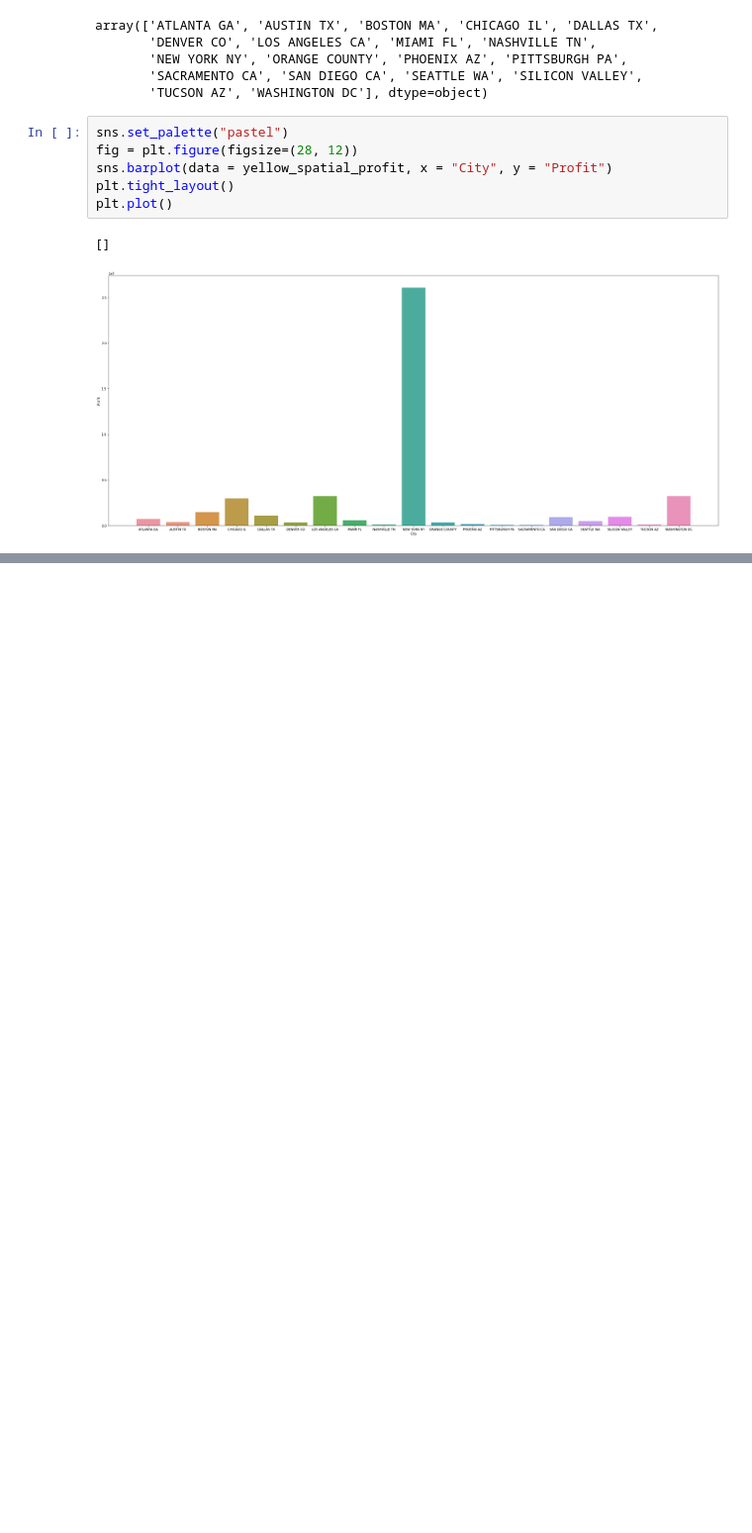
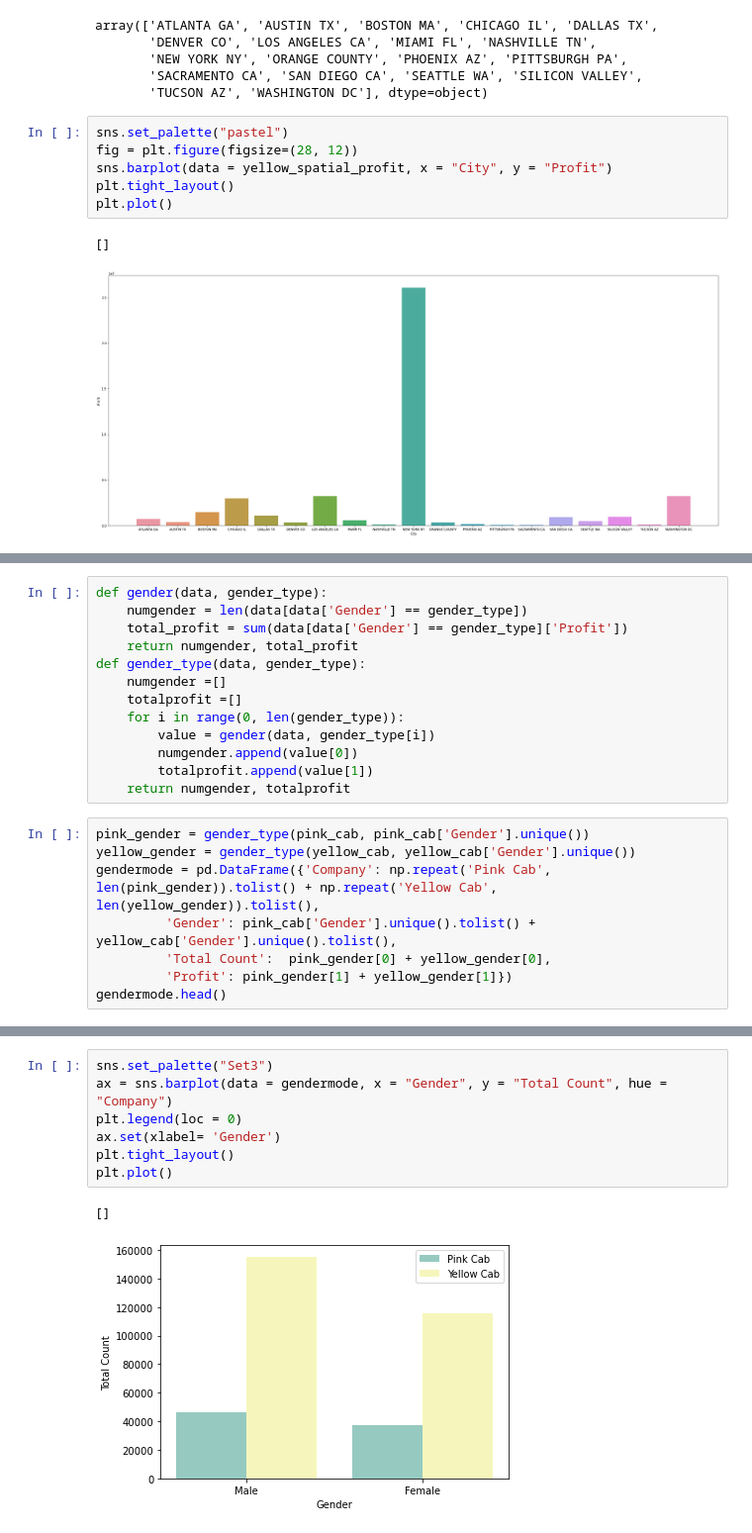
Before and after one commit to qngyn/DataGlacier, a Jupyter notebook: Week2/EDA.ipynb, the cells around one changed output, grey strips where cells are left out. Shown at 99% size. Saved outputs shown, nothing was run; the diff lists cells and outputs as text; blank space fills up the shorter version.

```diff
--- a/Week2/EDA.ipynb
+++ b/Week2/EDA.ipynb
@@ -445,0 +497,21 @@ plt.plot()
+# %%
+def gender(data, gender_type):
+    numgender = len(data[data['Gender'] == gender_type])
+    total_profit = sum(data[data['Gender'] == gender_type]['Profit'])
+    return numgender, total_profit
+def gender_type(data, gender_type):
+    numgender =[]
+    totalprofit =[]
+    for i in range(0, len(gender_type)):
+        value = gender(data, gender_type[i])
+        numgender.append(value[0])
+        totalprofit.append(value[1])
+    return numgender, totalprofit
+# %%
+pink_gender = gender_type(pink_cab, pink_cab['Gender'].unique())
+yellow_gender = gender_type(yellow_cab, yellow_cab['Gender'].unique())
+gendermode = pd.DataFrame({'Company': np.repeat('Pink Cab', len(pink_gender)).tolist() + np.repeat('Yellow Cab', len(yellow_gender)).tolist(),
+         'Gender': pink_cab['Gender'].unique().tolist() + yellow_cab['Gender'].unique().tolist(),
+         'Total Count':  pink_gender[0] + yellow_gender[0],
+         'Profit': pink_gender[1] + yellow_gender[1]})
+gendermode.head()
@@ -445,0 +524,10 @@ plt.plot()
+# %%
+sns.set_palette("Set3")
+ax = sns.barplot(data = gendermode, x = "Gender", y = "Total Count", hue = "Company")
+plt.legend(loc = 0)
+ax.set(xlabel= 'Gender')
+plt.tight_layout()
+plt.plot()
+# %% [output]
+[]
+[figure, added]
```
Also changed, not shown: parts of 7 cells of this notebook, 5 other files.
